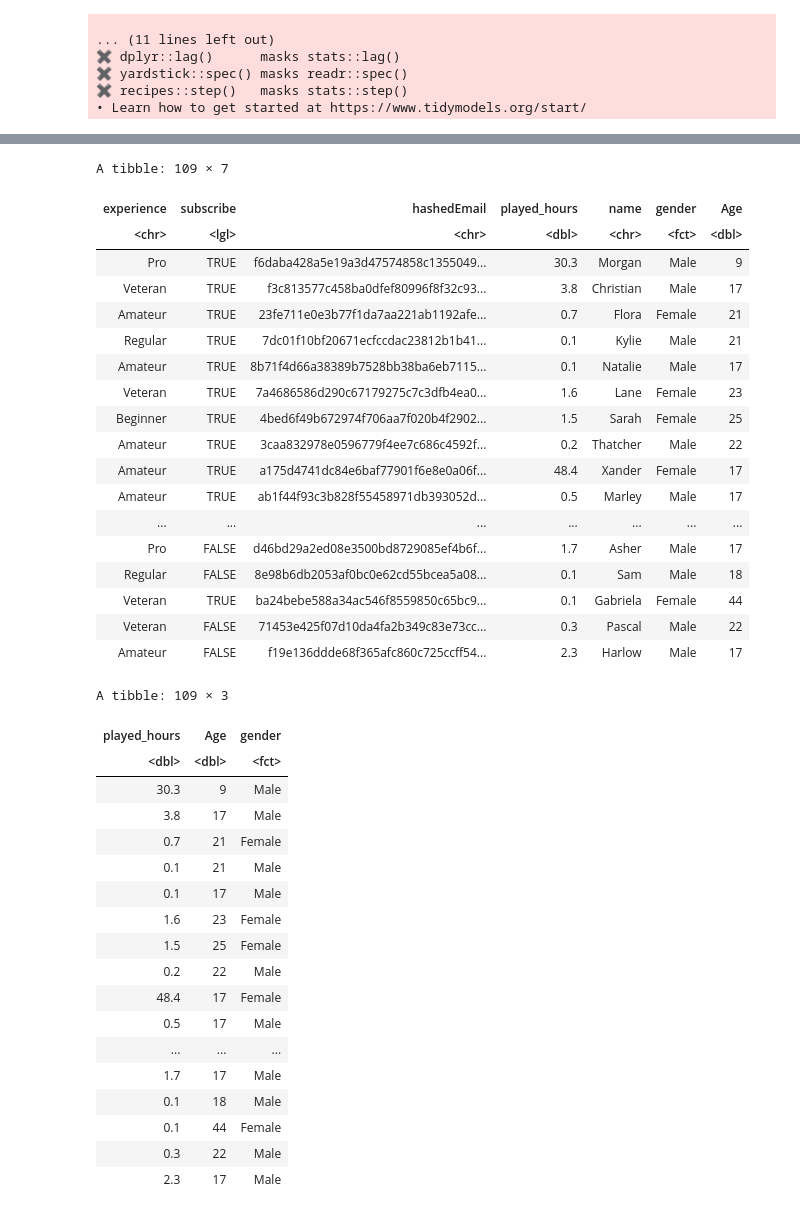
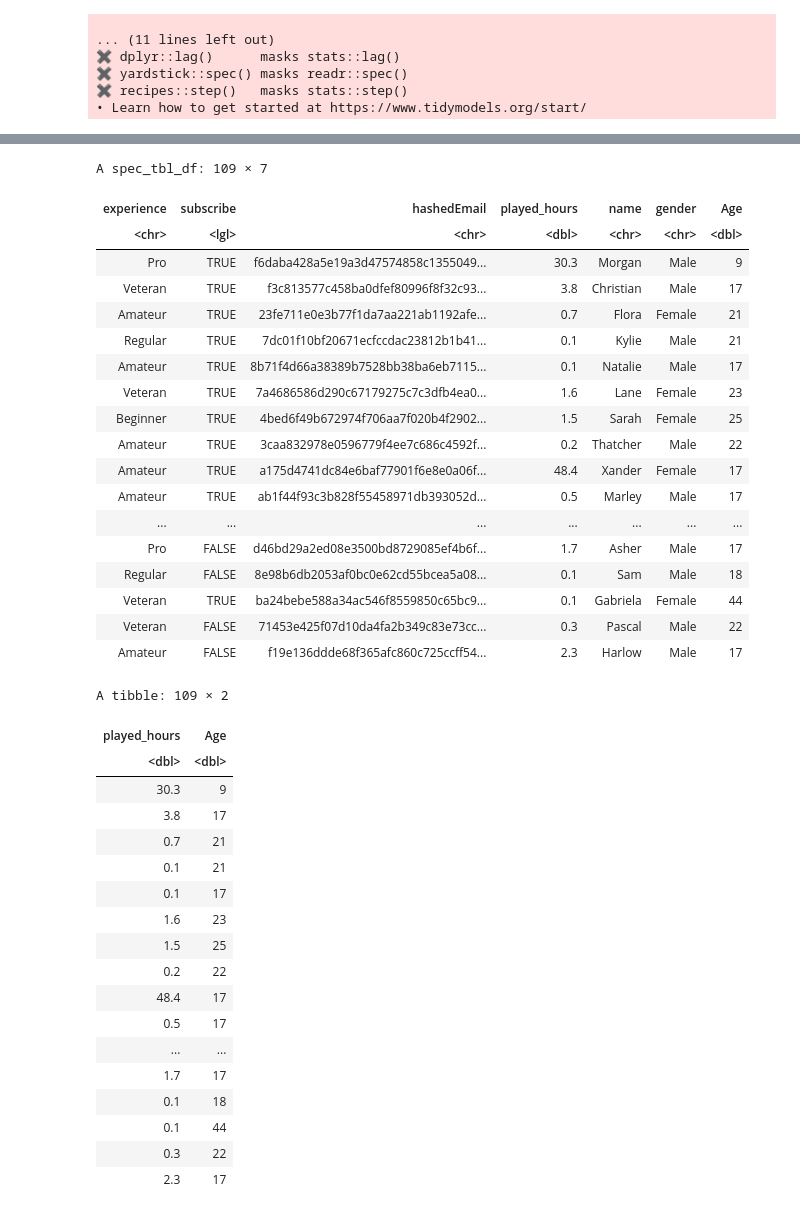
Before and after one commit to cindyttt/dsci-100-2025-final-project, a Jupyter notebook: analysis.ipynb, the cells around one changed output, grey strips where cells are left out. Saved outputs shown, nothing was run; the diff lists cells and outputs as text; code cells hidden in the pictures.

```diff
--- a/analysis.ipynb
+++ b/analysis.ipynb
@@ -53,20 +53,14 @@ A spec_tbl_df: 196 × 7
 | Pro | TRUE | d9473710057f7d42f36570f0be83817a4... | 0.2 | Ahmed | Other | NA |
 # %%
 players_clean <- players |>
-  mutate(gender = factor(gender)) |>
-  mutate(gender = case_when(
-    gender %in% c("Male", "M") ~ "Male",
-    gender %in% c("Female", "F") ~ "Female",
-    TRUE ~ "Other")) |>
-  mutate(gender = factor(gender, levels = c("Male", "Female", "Other"))) |>
   filter(!is.na(played_hours), played_hours > 0) |>
   filter(!is.na(Age))
 
 players_clean
 # %% [output]
-A tibble: 109 × 7
+A spec_tbl_df: 109 × 7
 | experience | subscribe | hashedEmail | played_hours | name | gender | Age |
-| <chr> | <lgl> | <chr> | <dbl> | <chr> | <fct> | <dbl> |
+| <chr> | <lgl> | <chr> | <dbl> | <chr> | <chr> | <dbl> |
 | Pro | TRUE | f6daba428a5e19a3d47574858c1355049... | 30.3 | Morgan | Male | 9 |
 | Veteran | TRUE | f3c813577c458ba0dfef80996f8f32c93... | 3.8 | Christian | Male | 17 |
 | Amateur | TRUE | 23fe711e0e3b77f1da7aa221ab1192afe... | 0.7 | Flora | Female | 21 |
@@ -85,28 +79,28 @@ A tibble: 109 × 7
 | Amateur | FALSE | f19e136ddde68f365afc860c725ccff54... | 2.3 | Harlow | Male | 17 |
 # %%
 players_final <- players_clean |>
-select(played_hours, Age, gender)
+select(played_hours, Age)
 players_final
 # %% [output]
-A tibble: 109 × 3
+A tibble: 109 × 2
-| played_hours | Age | gender |
-| <dbl> | <dbl> | <fct> |
-| 30.3 | 9 | Male |
-| 3.8 | 17 | Male |
-| 0.7 | 21 | Female |
-| 0.1 | 21 | Male |
-| 0.1 | 17 | Male |
-| 1.6 | 23 | Female |
-| 1.5 | 25 | Female |
-| 0.2 | 22 | Male |
-| 48.4 | 17 | Female |
-| 0.5 | 17 | Male |
-| ... | ... | ... |
-| 1.7 | 17 | Male |
-| 0.1 | 18 | Male |
-| 0.1 | 44 | Female |
-| 0.3 | 22 | Male |
-| 2.3 | 17 | Male |
+| played_hours | Age |
+| <dbl> | <dbl> |
+| 30.3 | 9 |
+| 3.8 | 17 |
+| 0.7 | 21 |
+| 0.1 | 21 |
+| 0.1 | 17 |
+| 1.6 | 23 |
+| 1.5 | 25 |
+| 0.2 | 22 |
+| 48.4 | 17 |
+| 0.5 | 17 |
+| ... | ... |
+| 1.7 | 17 |
+| 0.1 | 18 |
+| 0.1 | 44 |
+| 0.3 | 22 |
+| 2.3 | 17 |
 # %%
 set.seed(10)
 players_split <- initial_split(players_final, prop = 0.70, strata = Age)
```
Also changed, not shown: parts of 5 cells of this notebook.
